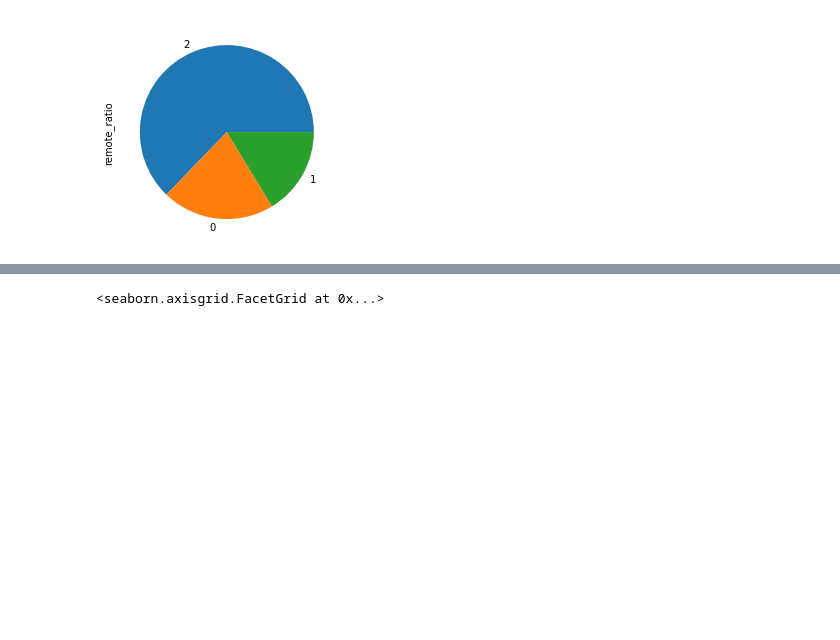
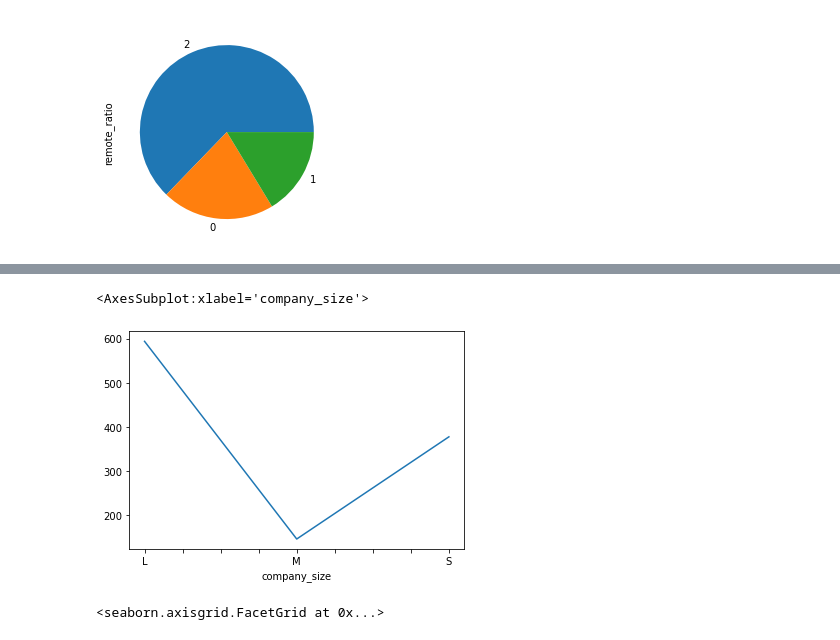
Before and after one commit to PaulaStokowska/DataScienceSalaries, a Jupyter notebook: Data Visualization.ipynb, the cells around one changed output, grey strips where cells are left out. Cells and saved outputs as stored; diff of their text form; code cells hidden in the pictures; blank space fills up the shorter version.

```diff
--- a/Data Visualization.ipynb
+++ b/Data Visualization.ipynb
@@ -115,3 +125,8 @@ plt.show()
+# %%
+df['salary_k'].groupby(df.company_size).mean().plot(typ)
+# %% [output]
+<AxesSubplot:xlabel='company_size'>
+[figure, added]
 # %%
 g = sns.FacetGrid(df, col="company_size")
 g.map_dataframe(sns.histplot, "remote_ratio")
```
Also changed, not shown: parts of 12 cells of this notebook, 3 other files.
